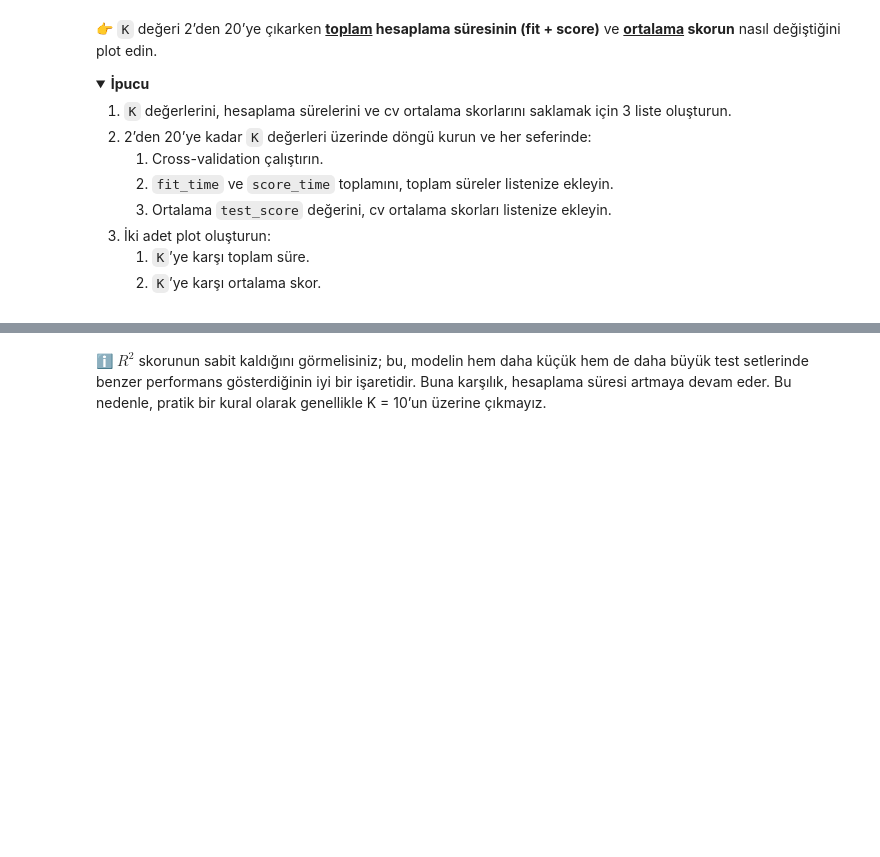
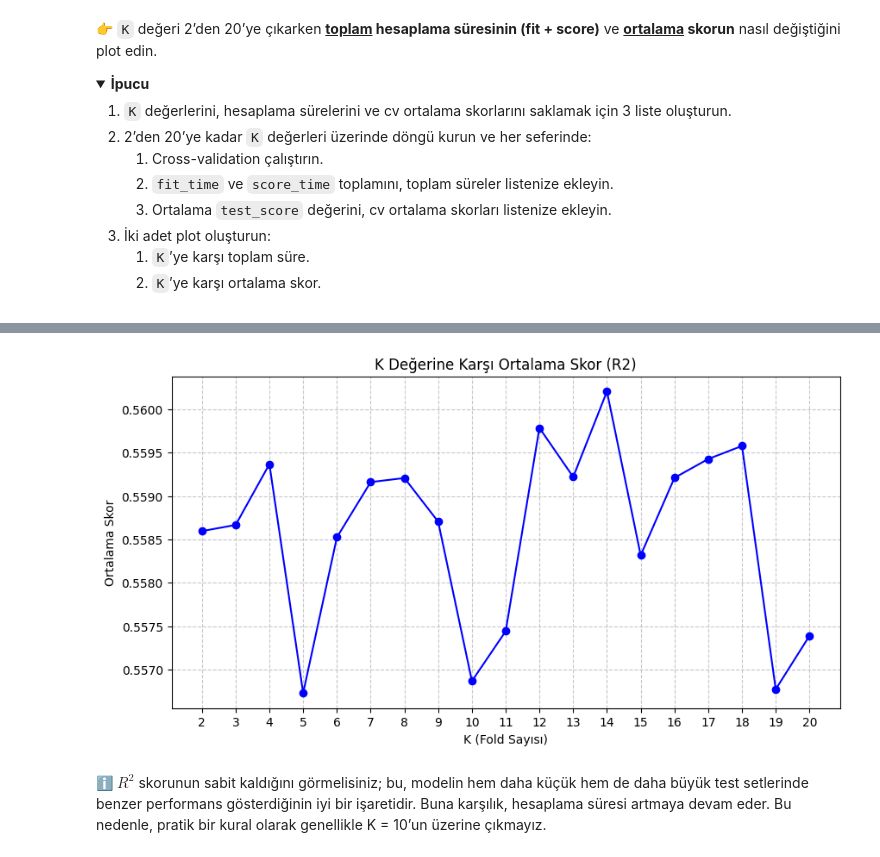
Before and after one commit to SelenImahanoglu/S16D1-S-data-linear-regression, a Jupyter notebook: Linear_Regression.ipynb, the cells around one changed output, grey strips where cells are left out. Saved outputs shown, nothing was run; the diff lists cells and outputs as text; code cells hidden in the pictures; folded sections open; blank space fills up the shorter version.

```diff
--- a/Linear_Regression.ipynb
+++ b/Linear_Regression.ipynb
@@ -150,3 +175,15 @@ git push origin master
+# %%
+# 2. Plot: K'ye karşı ortalama skor
+plt.figure(figsize=(10, 5))
+plt.plot(k_values, mean_scores, marker='o', color='blue')
+plt.title('K Değerine Karşı Ortalama Skor (R2)')
+plt.xlabel('K (Fold Sayısı)')
+plt.ylabel('Ortalama Skor')
+plt.xticks(k_values)
+plt.grid(True, linestyle='--', alpha=0.7)
+plt.show()
+# %% [output]
+[figure, added]
 # %% [markdown]
 ℹ️ $R^2$ skorunun sabit kaldığını görmelisiniz; bu, modelin hem daha küçük hem de daha büyük test setlerinde benzer performans gösterdiğinin iyi bir işaretidir. Buna karşılık, hesaplama süresi artmaya devam eder. Bu nedenle, pratik bir kural olarak genellikle K = 10’un üzerine çıkmayız.
 # %% [markdown]
```
Also changed, not shown: parts of 3 cells of this notebook, 1 other file.
